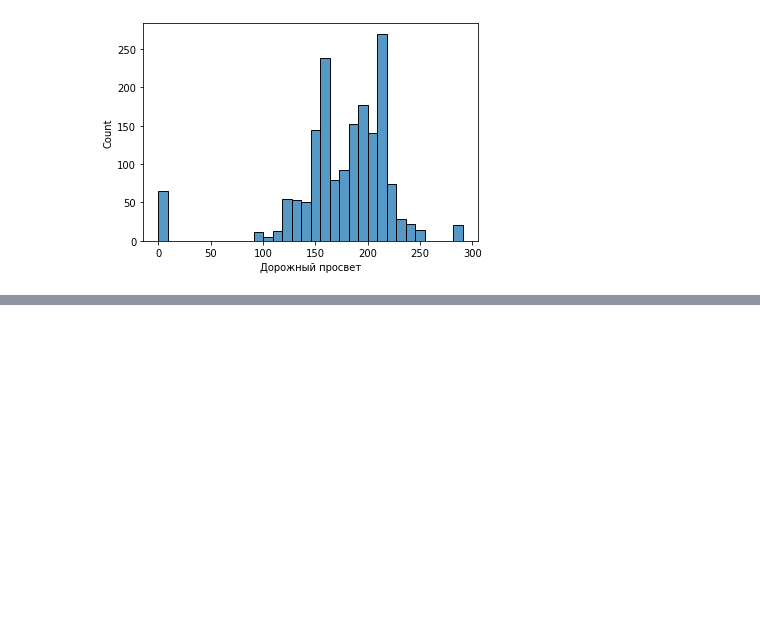
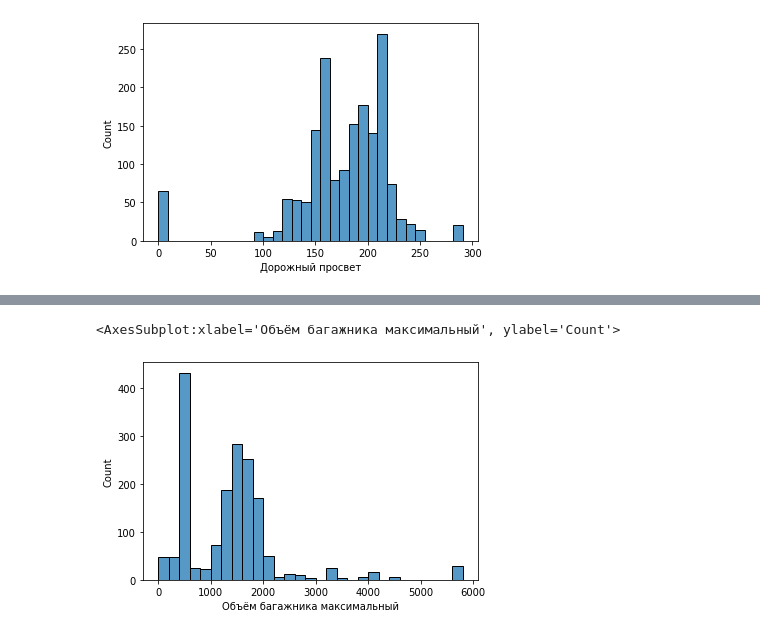
Before and after one commit to alexanderlakiza/misc, a Jupyter notebook: realweb_enroll.ipynb, the cells around one changed output, grey strips where cells are left out. Saved outputs shown, nothing was run; the diff lists cells and outputs as text; code cells hidden in the pictures; blank space fills up the shorter version.

```diff
--- a/realweb_enroll.ipynb
+++ b/realweb_enroll.ipynb
@@ -215,0 +226,5 @@ sns.histplot(df, x='Дорожный просвет')
+# %%
+sns.histplot(df, x='Объём багажника максимальный')
+# %% [output]
+<AxesSubplot:xlabel='Объём багажника максимальный', ylabel='Count'>
+[figure, added]
```
Also changed, not shown: parts of 11 cells of this notebook.
